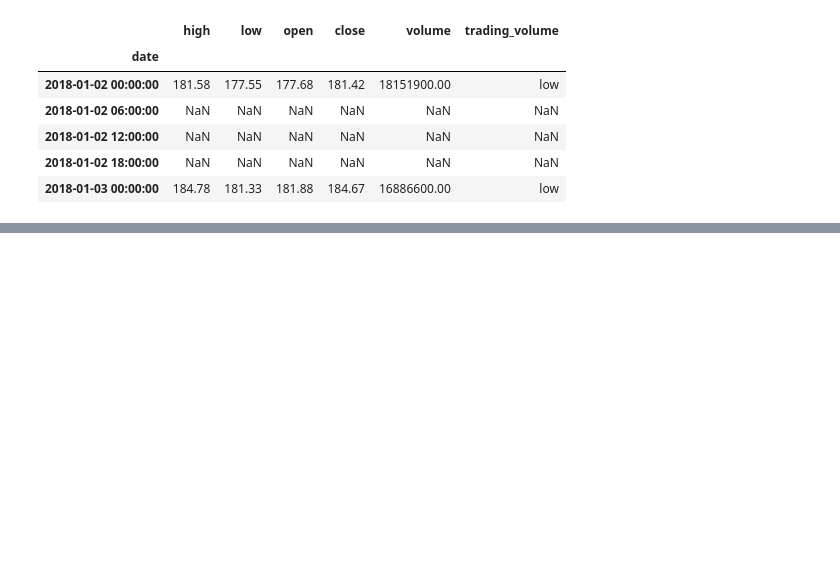
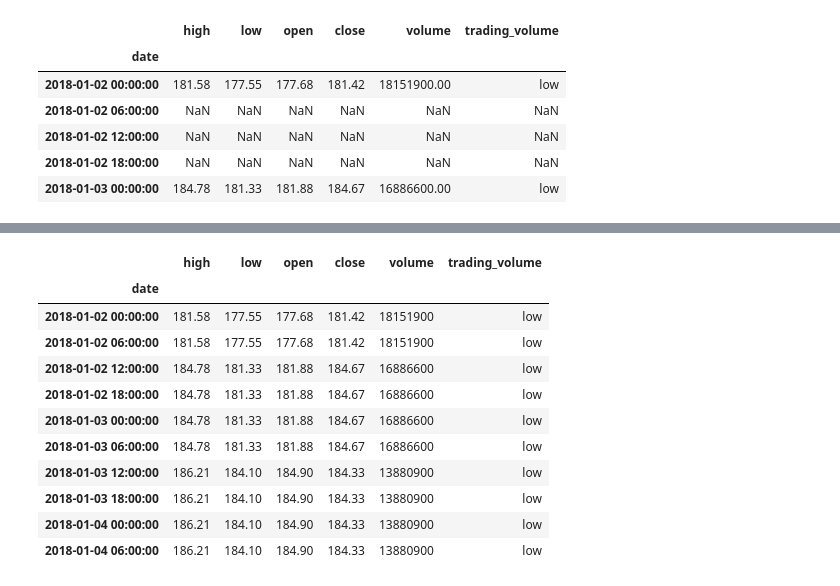
Before and after one commit to nadia-paz/ds-learning, a Jupyter notebook: data_analysis_pandas/08_time_series.ipynb, the cells around one changed output, grey strips where cells are left out. Drawn from its saved outputs; the diff is of its cells as text; code cells hidden in the pictures; blank space fills up the shorter version.

Commit message:
add fill nulls methods

```diff
--- a/data_analysis_pandas/08_time_series.ipynb
+++ b/data_analysis_pandas/08_time_series.ipynb
@@ -522,0 +566,16 @@ Handling NaN values after upsampling:
+# %%
+# fill nulls with the nearest value, in this case splits by am - pm
+fb.resample('6H').fillna('nearest').head(10)
+# %% [output]
+|  | high | low | open | close | volume | trading_volume |
+| date |  |  |  |  |  |  |
+| 2018-01-02 00:00:00 | 181.58 | 177.55 | 177.68 | 181.42 | 18151900 | low |
+| 2018-01-02 06:00:00 | 181.58 | 177.55 | 177.68 | 181.42 | 18151900 | low |
+| 2018-01-02 12:00:00 | 184.78 | 181.33 | 181.88 | 184.67 | 16886600 | low |
+| 2018-01-02 18:00:00 | 184.78 | 181.33 | 181.88 | 184.67 | 16886600 | low |
+| 2018-01-03 00:00:00 | 184.78 | 181.33 | 181.88 | 184.67 | 16886600 | low |
+| 2018-01-03 06:00:00 | 184.78 | 181.33 | 181.88 | 184.67 | 16886600 | low |
+| 2018-01-03 12:00:00 | 186.21 | 184.10 | 184.90 | 184.33 | 13880900 | low |
+| 2018-01-03 18:00:00 | 186.21 | 184.10 | 184.90 | 184.33 | 13880900 | low |
+| 2018-01-04 00:00:00 | 186.21 | 184.10 | 184.90 | 184.33 | 13880900 | low |
+| 2018-01-04 06:00:00 | 186.21 | 184.10 | 184.90 | 184.33 | 13880900 | low |
```
Also changed, not shown: parts of 6 cells of this notebook.
